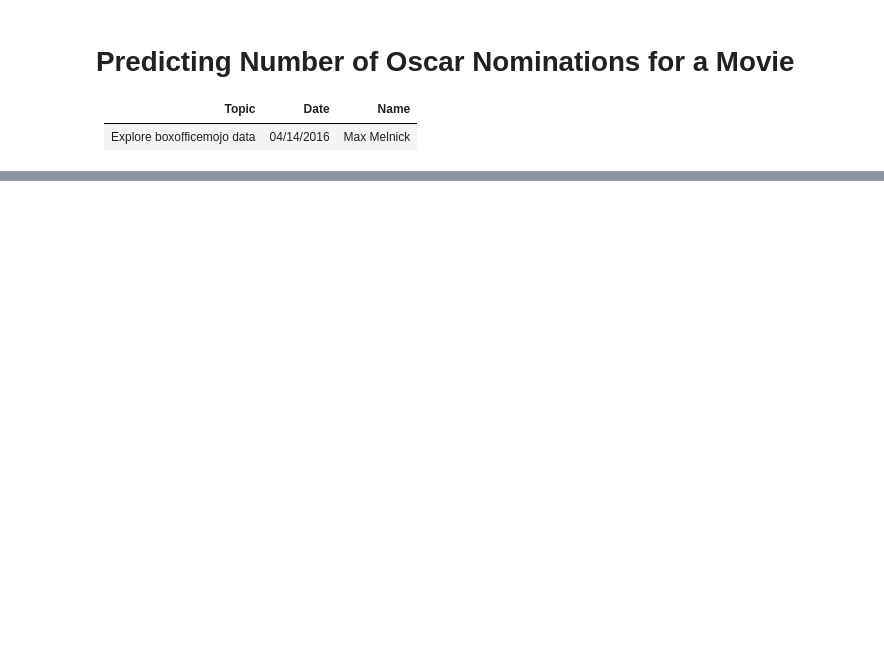
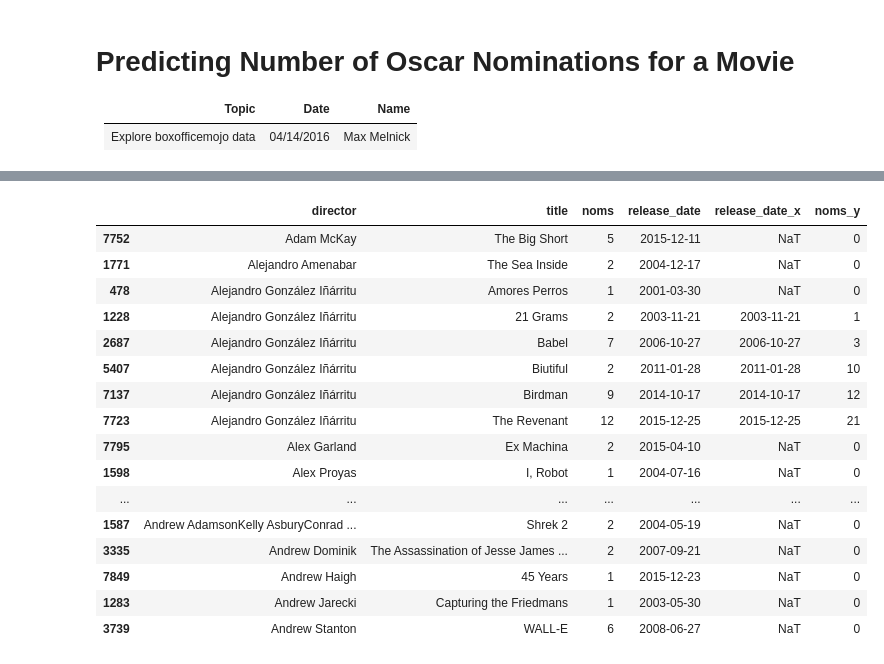
Before and after one commit to maxmelnick/movie_scraping, a Jupyter notebook: Predicting Number of Oscar Nominations for a Movie.ipynb, the cells around one changed output, grey strips where cells are left out. Drawn from its saved outputs; the diff is of its cells as text; code cells hidden in the pictures; blank space fills up the shorter version.

```diff
--- a/Predicting Number of Oscar Nominations for a Movie.ipynb
+++ b/Predicting Number of Oscar Nominations for a Movie.ipynb
@@ -301,7 +420,7 @@ def parseOscarTable(soup):
     for row in table_rows:
         oscar_data = {}
         columns = row.find_all('td')
-        oscar_data['title'] = columns[2].get_text(strip=True)
+        oscar_data['title'] = parseTitle(columns[2].get_text(strip=True))
         oscar_data['noms'] = columns[5].get_text(strip=True)
         oscar_data['wins'] = columns[6].get_text(strip=True)
         data.append(oscar_data)
@@ -318,4 +437,4 @@ def getOscarData(year_list):
         soup = urlToSoup(url)
         oscar_data += parseOscarTable(soup)
 
-    return DataFrame(oscar_data).set_index('title')
+    return DataFrame(oscar_data)
@@ -396,0 +672,30 @@ df.head()
+# %%
+temp_df = full_df[['director','noms', 'release_date']].dropna(subset=['noms'])
+temp_df['noms'] = temp_df['noms'].astype('int')
+temp_df = pd.merge(temp_df, temp_df, on='director')
+temp_df=temp_df[temp_df['release_date_x']>temp_df['release_date_y']]
+temp_df = temp_df.groupby(['director', 'noms_x', 'release_date_x'], as_index=False).sum()
+
+temp3_df = full_df.merge(temp_df, left_on=['director', 'release_date'], right_on=['director', 'release_date_x'],\
+                        how='left')
+temp3_df = temp3_df.dropna(subset=['noms'])[['director','title','noms','release_date', 'release_date_x', 'noms_y']].sort_values(by=['director', 'release_date'])
+temp3_df['noms_y'] = temp3_df['noms_y'].fillna(0).astype(int)
+temp3_df.head(25)
+# %% [output]
+|  | director | title | noms | release_date | release_date_x | noms_y |
+| 7752 | Adam McKay | The Big Short | 5 | 2015-12-11 | NaT | 0 |
+| 1771 | Alejandro Amenabar | The Sea Inside | 2 | 2004-12-17 | NaT | 0 |
+| 478 | Alejandro González Iñárritu | Amores Perros | 1 | 2001-03-30 | NaT | 0 |
+| 1228 | Alejandro González Iñárritu | 21 Grams | 2 | 2003-11-21 | 2003-11-21 | 1 |
+| 2687 | Alejandro González Iñárritu | Babel | 7 | 2006-10-27 | 2006-10-27 | 3 |
+| 5407 | Alejandro González Iñárritu | Biutiful | 2 | 2011-01-28 | 2011-01-28 | 10 |
+| 7137 | Alejandro González Iñárritu | Birdman | 9 | 2014-10-17 | 2014-10-17 | 12 |
+| 7723 | Alejandro González Iñárritu | The Revenant | 12 | 2015-12-25 | 2015-12-25 | 21 |
+| 7795 | Alex Garland | Ex Machina | 2 | 2015-04-10 | NaT | 0 |
+| 1598 | Alex Proyas | I, Robot | 1 | 2004-07-16 | NaT | 0 |
+| ... | ... | ... | ... | ... | ... | ... |
+| 1587 | Andrew AdamsonKelly AsburyConrad ... | Shrek 2 | 2 | 2004-05-19 | NaT | 0 |
+| 3335 | Andrew Dominik | The Assassination of Jesse James ... | 2 | 2007-09-21 | NaT | 0 |
+| 7849 | Andrew Haigh | 45 Years | 1 | 2015-12-23 | NaT | 0 |
+| 1283 | Andrew Jarecki | Capturing the Friedmans | 1 | 2003-05-30 | NaT | 0 |
+| 3739 | Andrew Stanton | WALL-E | 6 | 2008-06-27 | NaT | 0 |
```
Also changed, not shown: parts of 54 cells of this notebook.
